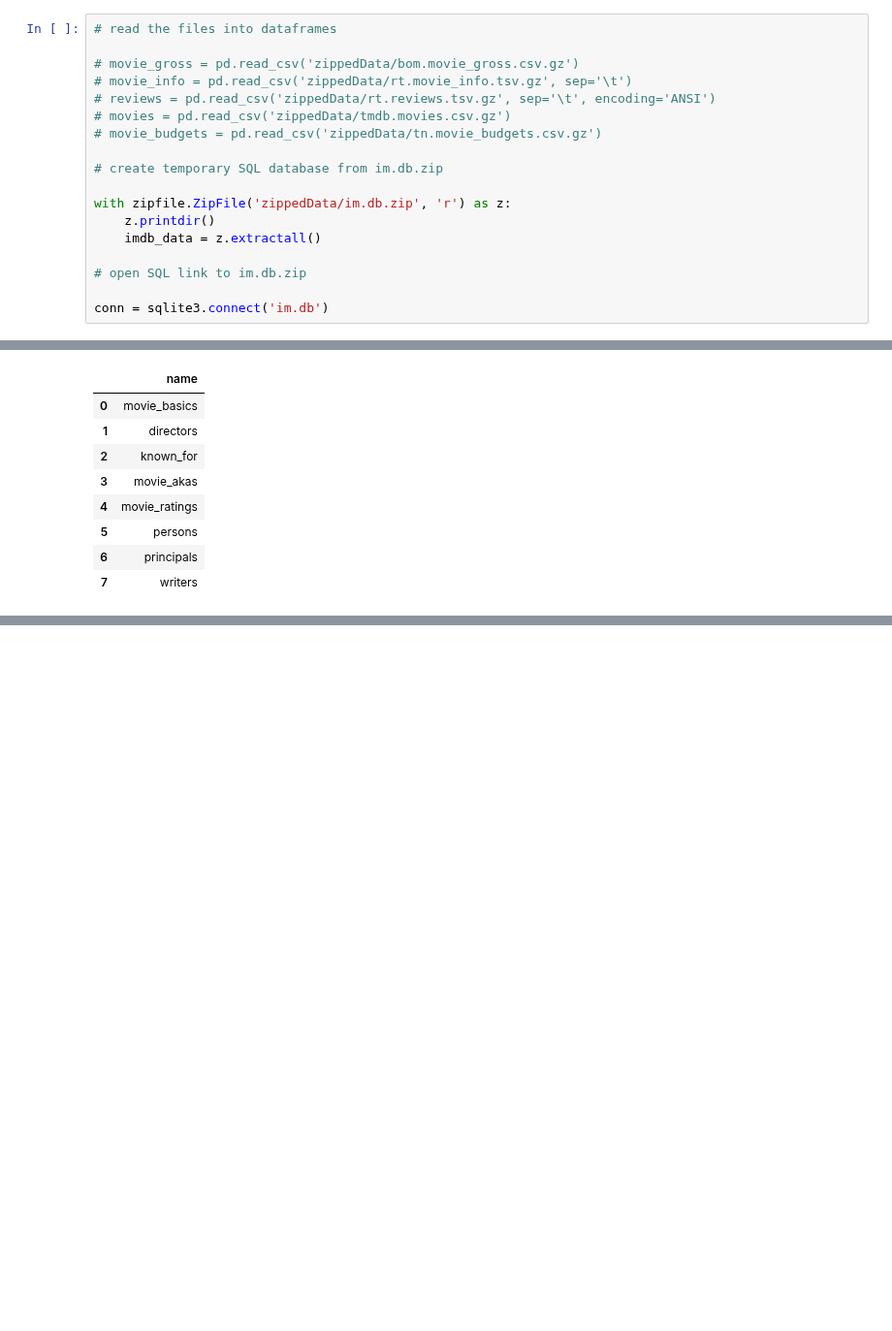
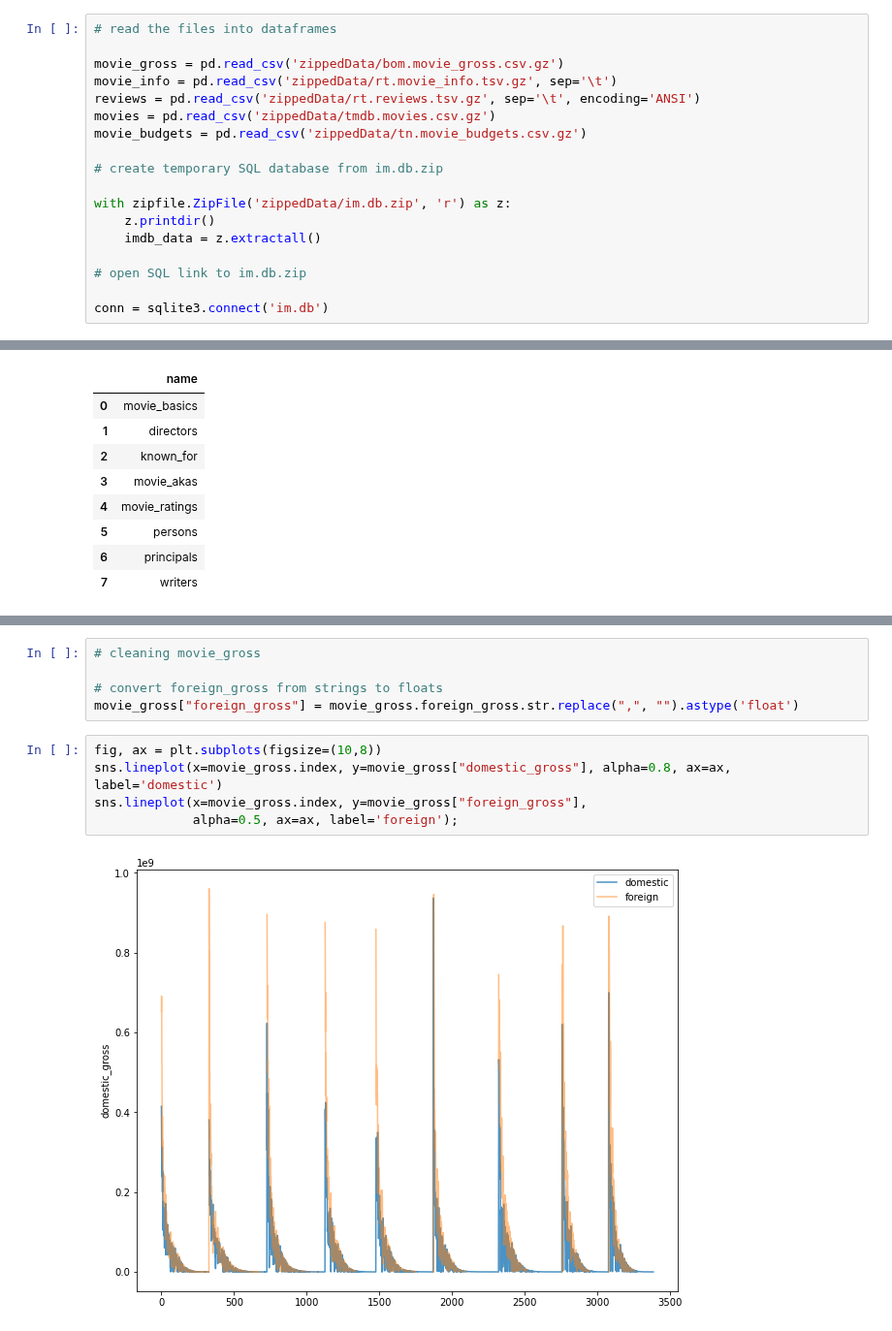
Before and after one commit to cLineman/CapStoneProject, a Jupyter notebook: AlexanderWhite.ipynb, the cells around one changed output, grey strips where cells are left out. Shown at 97% size. Saved outputs shown, nothing was run; the diff lists cells and outputs as text; blank space fills up the shorter version.

Commit message:
Cleaning and exploration

```diff
--- a/AlexanderWhite.ipynb
+++ b/AlexanderWhite.ipynb
@@ -41,11 +42,11 @@ import matplotlib.pyplot as mpl
 # %%
 # read the files into dataframes
 
-# movie_gross = pd.read_csv('zippedData/bom.movie_gross.csv.gz')
-# movie_info = pd.read_csv('zippedData/rt.movie_info.tsv.gz', sep='\t')
-# reviews = pd.read_csv('zippedData/rt.reviews.tsv.gz', sep='\t', encoding='ANSI')
-# movies = pd.read_csv('zippedData/tmdb.movies.csv.gz')
-# movie_budgets = pd.read_csv('zippedData/tn.movie_budgets.csv.gz')
+movie_gross = pd.read_csv('zippedData/bom.movie_gross.csv.gz')
+movie_info = pd.read_csv('zippedData/rt.movie_info.tsv.gz', sep='\t')
+reviews = pd.read_csv('zippedData/rt.reviews.tsv.gz', sep='\t', encoding='ANSI')
+movies = pd.read_csv('zippedData/tmdb.movies.csv.gz')
+movie_budgets = pd.read_csv('zippedData/tn.movie_budgets.csv.gz')
 
 # create temporary SQL database from im.db.zip
 
@@ -176,0 +285,12 @@ pd.read_sql("""
+# %%
+# cleaning movie_gross
+
+# convert foreign_gross from strings to floats
+movie_gross["foreign_gross"] = movie_gross.foreign_gross.str.replace(",", "").astype('float')
+# %%
+fig, ax = plt.subplots(figsize=(10,8))
+sns.lineplot(x=movie_gross.index, y=movie_gross["domestic_gross"], alpha=0.8, ax=ax, label='domestic')
+sns.lineplot(x=movie_gross.index, y=movie_gross["foreign_gross"],
+             alpha=0.5, ax=ax, label='foreign');
+# %% [output]
+[figure, added]
```
Also changed, not shown: parts of 19 cells of this notebook, 2 other files.
